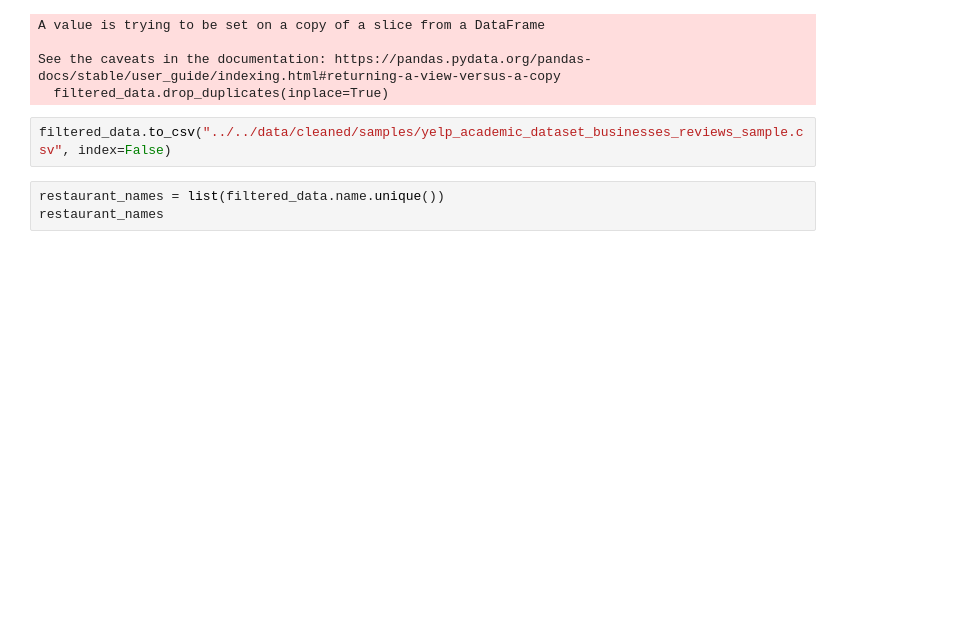
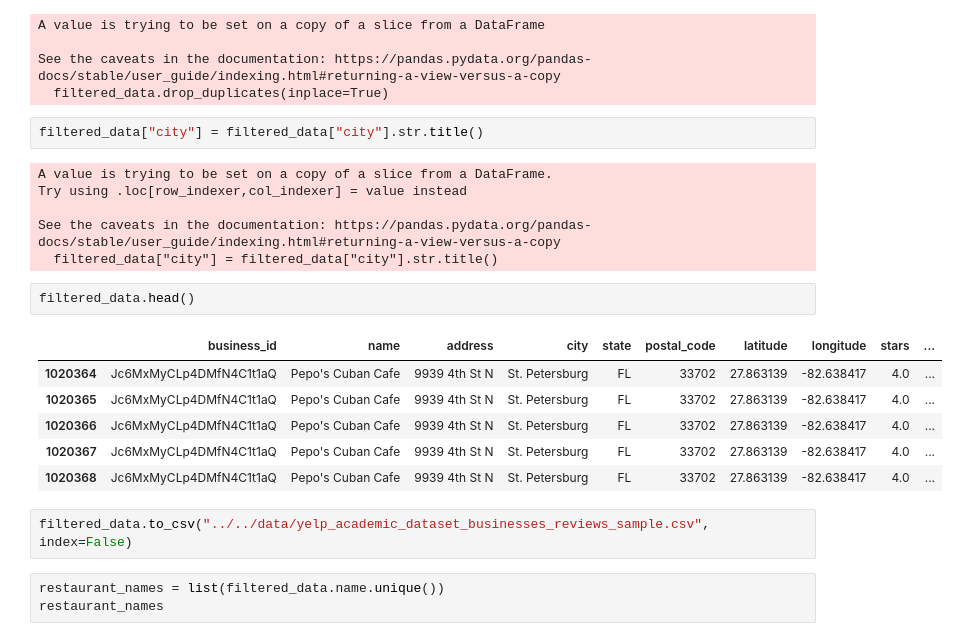
Before and after one commit to ashmibanerjee/review-analysis-genai, a Jupyter notebook: notebooks/data-preproc/Create Sample Data.ipynb, the cells around one changed output. Saved outputs shown, nothing was run; the diff lists cells and outputs as text; blank space fills up the shorter version.

```diff
--- a/notebooks/data-preproc/Create Sample Data.ipynb
+++ b/notebooks/data-preproc/Create Sample Data.ipynb
@@ -89,8 +89,25 @@ A value is trying to be set on a copy of a slice from a DataFrame
 
 See the caveats in the documentation: https://pandas.pydata.org/pandas-docs/stable/user_guide/indexing.html#returning-a-view-versus-a-copy
   filtered_data.drop_duplicates(inplace=True)
+# %%
+filtered_data["city"] = filtered_data["city"].str.title()
+# %% [output]
+A value is trying to be set on a copy of a slice from a DataFrame.
+Try using .loc[row_indexer,col_indexer] = value instead
+
+See the caveats in the documentation: https://pandas.pydata.org/pandas-docs/stable/user_guide/indexing.html#returning-a-view-versus-a-copy
+  filtered_data["city"] = filtered_data["city"].str.title()
+# %%
+filtered_data.head()
+# %% [output]
+|  | business_id | name | address | city | state | postal_code | latitude | longitude | stars | ... |
+| 1020364 | Jc6MxMyCLp4DMfN4C1t1aQ | Pepo's Cuban Cafe | 9939 4th St N | St. Petersburg | FL | 33702 | 27.863139 | -82.638417 | 4.0 | ... |
+| 1020365 | Jc6MxMyCLp4DMfN4C1t1aQ | Pepo's Cuban Cafe | 9939 4th St N | St. Petersburg | FL | 33702 | 27.863139 | -82.638417 | 4.0 | ... |
+| 1020366 | Jc6MxMyCLp4DMfN4C1t1aQ | Pepo's Cuban Cafe | 9939 4th St N | St. Petersburg | FL | 33702 | 27.863139 | -82.638417 | 4.0 | ... |
+| 1020367 | Jc6MxMyCLp4DMfN4C1t1aQ | Pepo's Cuban Cafe | 9939 4th St N | St. Petersburg | FL | 33702 | 27.863139 | -82.638417 | 4.0 | ... |
+| 1020368 | Jc6MxMyCLp4DMfN4C1t1aQ | Pepo's Cuban Cafe | 9939 4th St N | St. Petersburg | FL | 33702 | 27.863139 | -82.638417 | 4.0 | ... |
 # %%
-filtered_data.to_csv("../../data/cleaned/samples/yelp_academic_dataset_businesses_reviews_sample.csv", index=False)
+filtered_data.to_csv("../../data/yelp_academic_dataset_businesses_reviews_sample.csv", index=False)
 # %%
 restaurant_names = list(filtered_data.name.unique())
 restaurant_names
```
Also changed, not shown: parts of 1 cell of this notebook, 2 other files.
